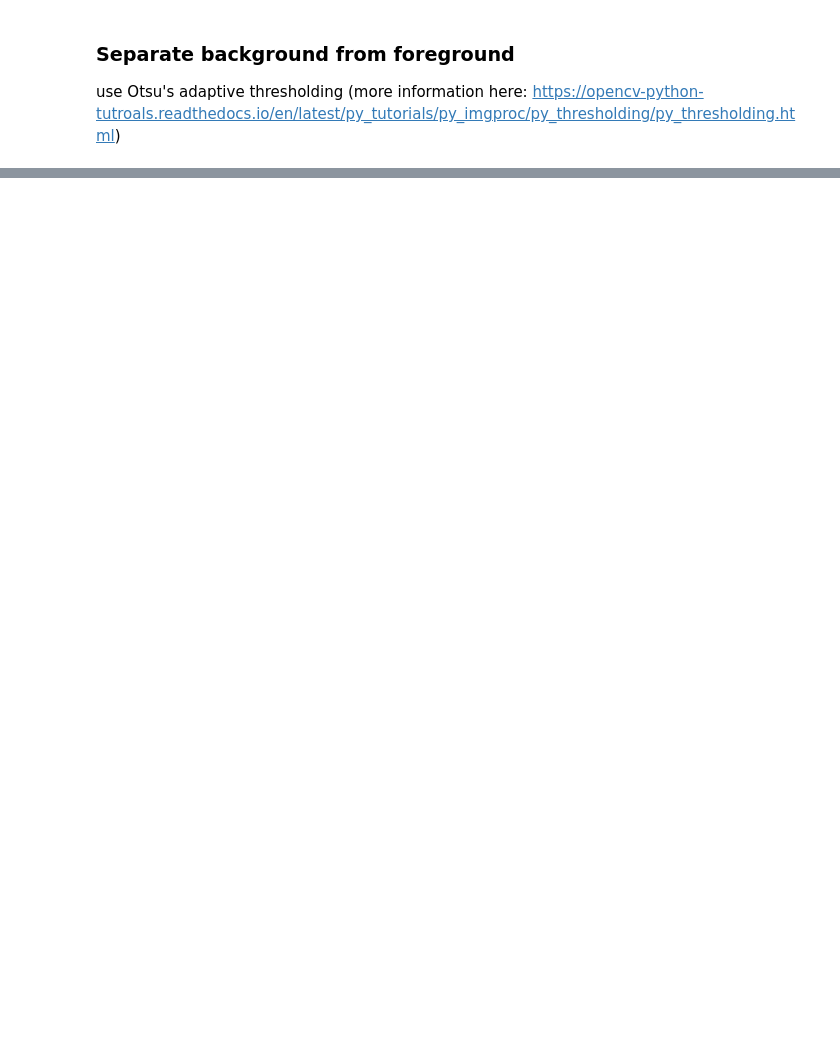
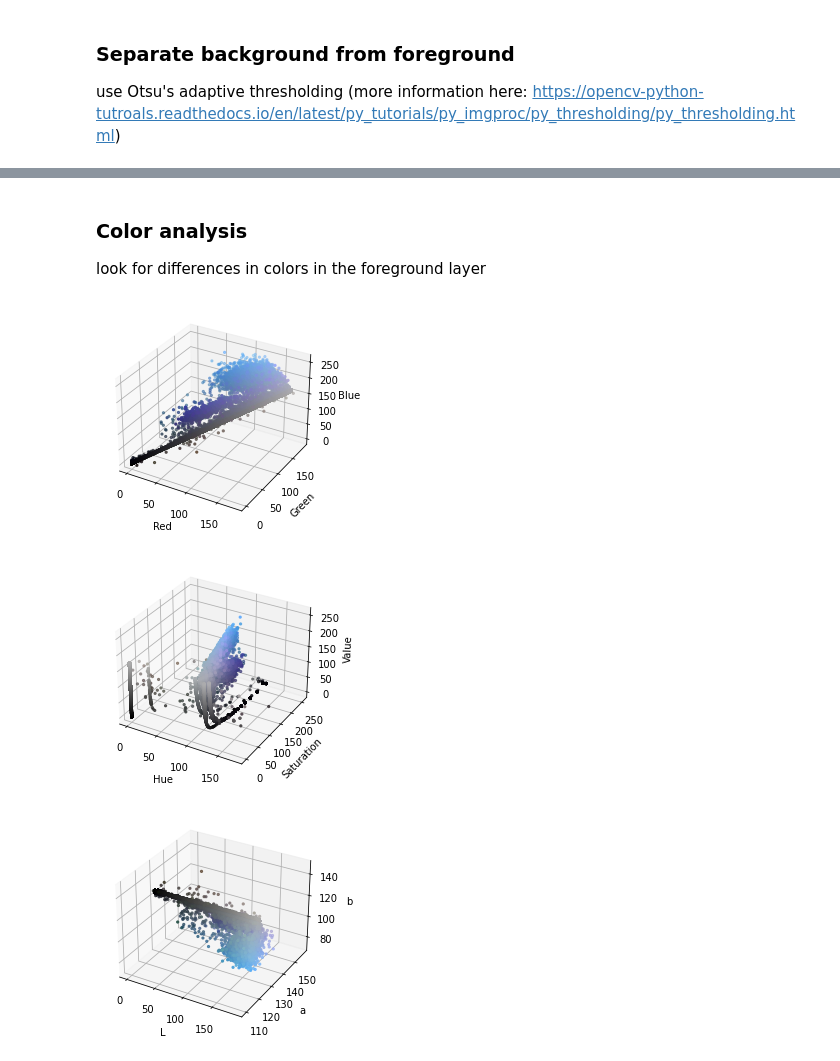
Before and after one commit to mullevik/stamp-detector, a Jupyter notebook: research/clustering.ipynb, the cells around one changed output, grey strips where cells are left out. Drawn from its saved outputs; the diff is of its cells as text; code cells hidden in the pictures; blank space fills up the shorter version.

```diff
--- a/research/clustering.ipynb
+++ b/research/clustering.ipynb
@@ -78,0 +91,44 @@ binnary_image = binnary_image_1
+# %% [markdown]
+### Color analysis
+look for differences in colors in the foreground layer
+# %%
+
+rgb_image = cv2.cvtColor(image, cv2.COLOR_BGR2RGB)
+hsv_image = cv2.cvtColor(image, cv2.COLOR_BGR2HSV)
+lab_image = cv2.cvtColor(image, cv2.COLOR_BGR2LAB)
+
+def create_1d_foreground_image(img, bin_img):
+    """Extract only the foreground pixels and create one-dimensional
+    image containing all pixel channels.
+    :return image of hape (n_pixels_in_foreground, 1, n_channels)"""
+    result = img[bin_img == 0, :]
+    return result.reshape(result.shape[0], 1, result.shape[1])
+
+def visualize_color_distribution(img, pixel_colors, axis_names):
+    h, s, v = cv2.split(img)
+    fig = plt.figure()
+    axis = fig.add_subplot(1, 1, 1, projection="3d")
+
+
+    axis.scatter(h.flatten(), s.flatten(), v.flatten(), facecolors=pixel_colors, marker=".")
+    axis.set_xlabel(axis_names[0])
+    axis.set_ylabel(axis_names[1])
+    axis.set_zlabel(axis_names[2])
+    plt.show()
+
+rgb_fg_pixel_img = create_1d_foreground_image(rgb_image, binary_image)
+hsv_fg_pixel_img = create_1d_foreground_image(hsv_image, binary_image)
+lab_fg_pixel_img = create_1d_foreground_image(lab_image, binary_image)
+
+pixel_colors = rgb_fg_pixel_img.reshape((np.shape(rgb_fg_pixel_img)[0] * np.shape(rgb_fg_pixel_img)[1], 3))
+norm = colors.Normalize(vmin=-1.,vmax=1.)
+norm.autoscale(pixel_colors)
+pixel_colors = norm(pixel_colors).tolist()
+
+visualize_color_distribution(rgb_fg_pixel_img, pixel_colors, ("Red", "Green", "Blue"))
+visualize_color_distribution(hsv_fg_pixel_img, pixel_colors, ("Hue", "Saturation", "Value"))
+visualize_color_distribution(lab_fg_pixel_img, pixel_colors, ("L", "a", "b"))
+# %% [output]
+[figure, added]
+[figure, added]
+[figure, added]
```
Also changed, not shown: parts of 5 cells of this notebook.
